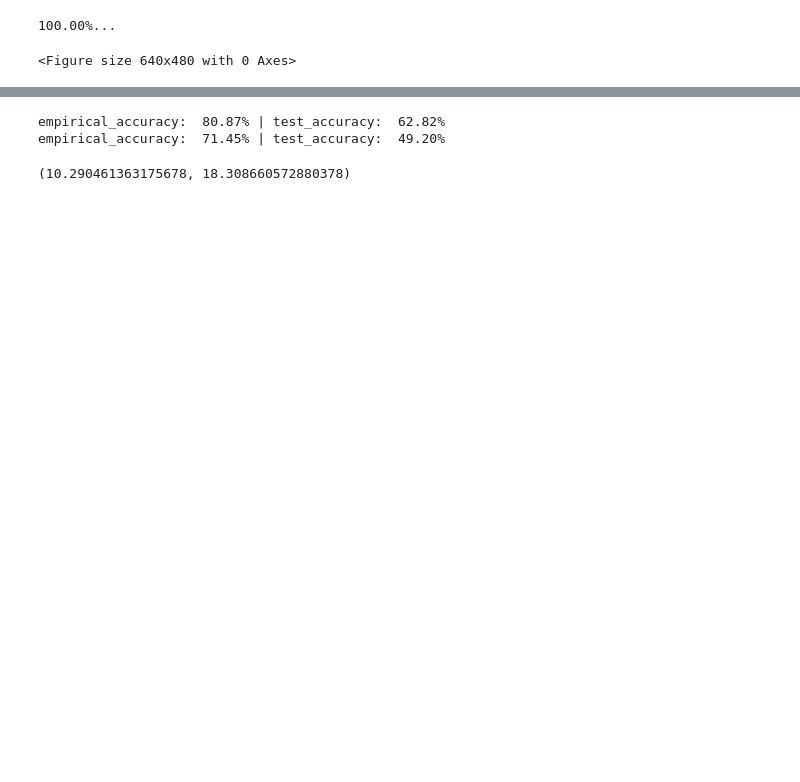
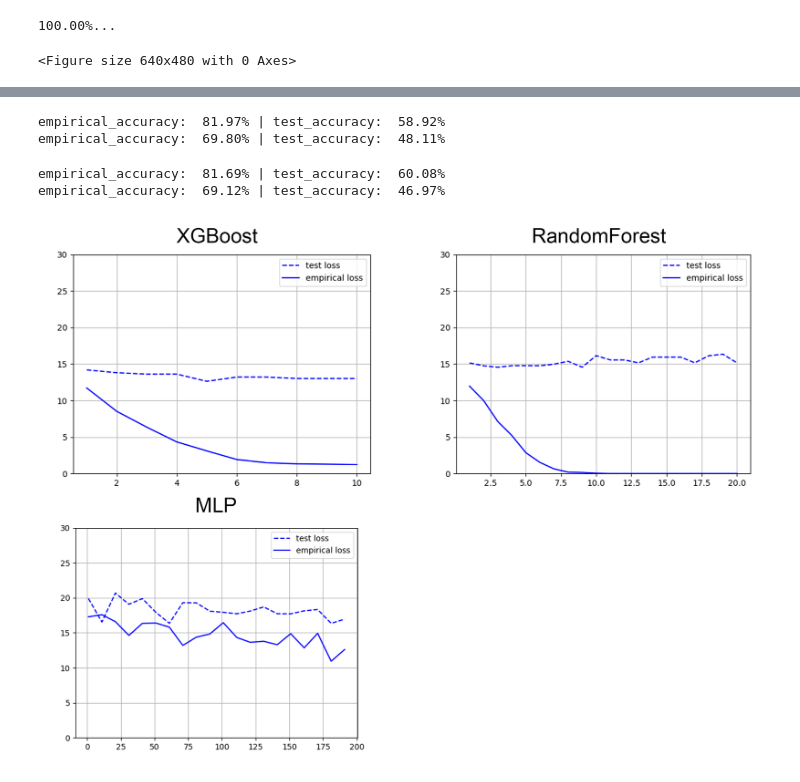
Before and after one commit to VictorHenrique317/ml-projeto-final, a Jupyter notebook: main.ipynb, the cells around one changed output, grey strips where cells are left out. Cells and saved outputs as stored; diff of their text form; code cells hidden in the pictures; blank space fills up the shorter version.

```diff
--- a/main.ipynb
+++ b/main.ipynb
@@ -333,7 +304,16 @@ plotCapacityGraphsForRandomForest(X_random, y, "x_random", max_depth)
 # %%
-trainRandomForestClassifier(X, y, max_depth=3, print_accuracy=True)
-trainRandomForestClassifier(X_random, y, max_depth=3, print_accuracy=True)
+_ = trainRandomForestClassifier(X, y, max_depth=3, print_accuracy=True)
+_ =trainRandomForestClassifier(X_random, y, max_depth=3, print_accuracy=True)
 # %% [output]
-empirical_accuracy:  80.87% | test_accuracy:  62.82%
-empirical_accuracy:  71.45% | test_accuracy:  49.20%
+empirical_accuracy:  81.97% | test_accuracy:  58.92%
+empirical_accuracy:  69.80% | test_accuracy:  48.11%
-(10.290461363175678, 18.308660572880378)
+# %%
+_ = trainXGBBoostingClassifier(X, y, max_depth=3, gamma=0.7, print_accuracy=True, print_importance=False)
+_ = trainXGBBoostingClassifier(X_random, y, max_depth=3, gamma=0.7, print_accuracy=True)
+# %% [output]
+empirical_accuracy:  81.69% | test_accuracy:  60.08%
+empirical_accuracy:  69.12% | test_accuracy:  46.97%
+# %%
+Image(filename='plots/manual/models_capacity_x.jpg')
+# %% [output]
+[figure, added]
```
Also changed, not shown: parts of 36 cells of this notebook, 7 other files.
